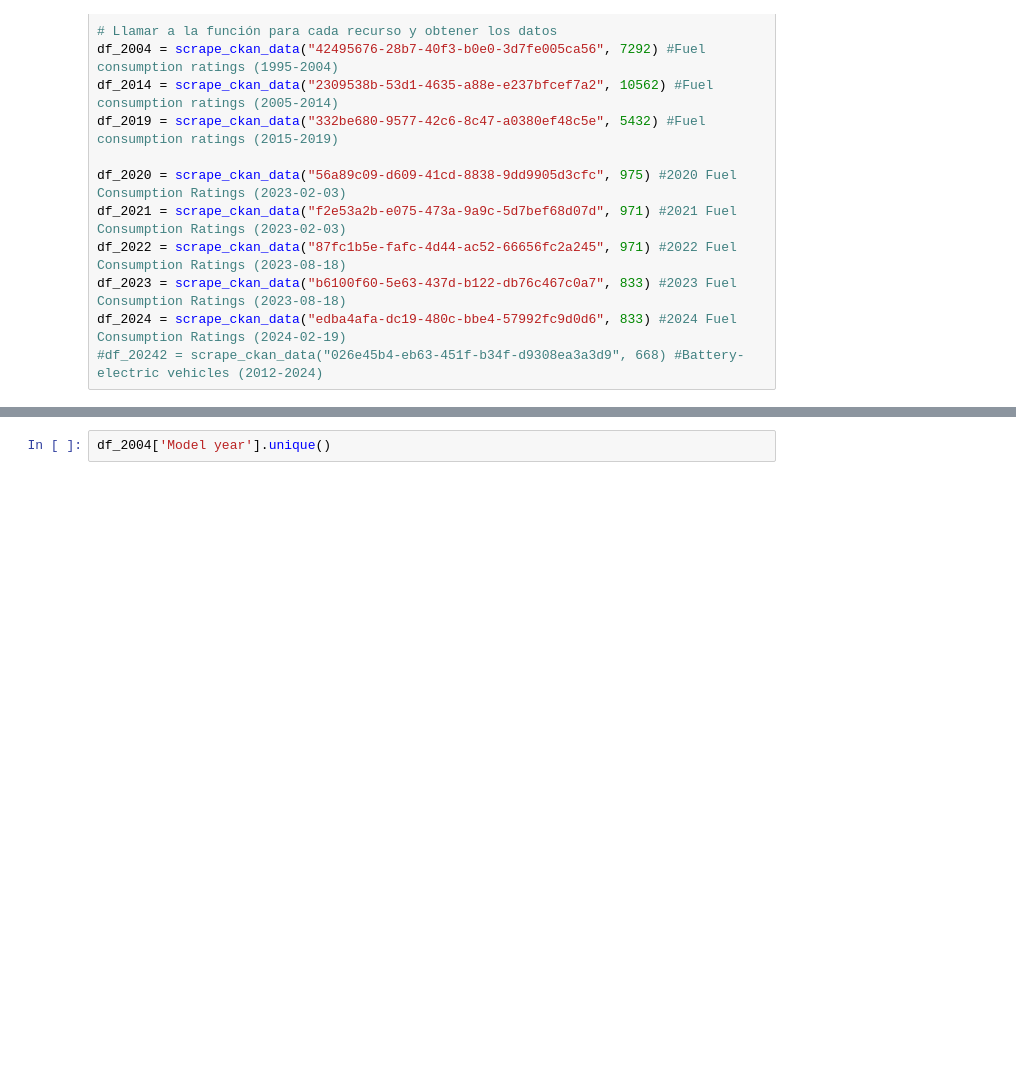
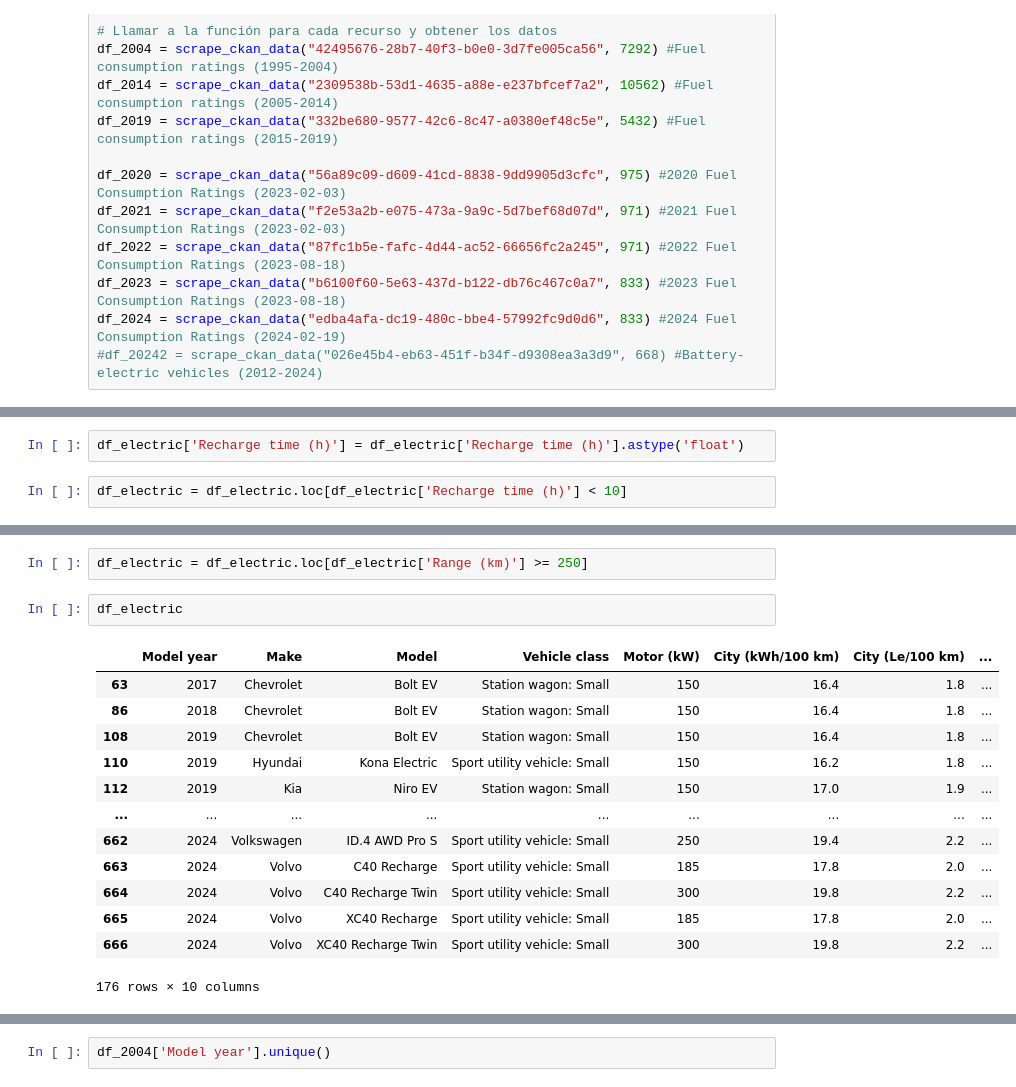
Before and after one commit to clblommberg/MVP_ML_TransporteNY, a Jupyter notebook: notebooks/01_Scraping.ipynb, the cells around one changed output, grey strips where cells are left out. Saved outputs shown, nothing was run; the diff lists cells and outputs as text; blank space fills up the shorter version.

```diff
--- a/notebooks/01_Scraping.ipynb
+++ b/notebooks/01_Scraping.ipynb
@@ -1043,0 +1101,4 @@ df_electric = scrape_ckan_data("026e45b4-eb63-451f-b34f-d9308ea3a3d9", 668)  # B
+# %%
+df_electric['Recharge time (h)'] = df_electric['Recharge time (h)'].astype('float')
+# %%
+df_electric = df_electric.loc[df_electric['Recharge time (h)'] < 10]
@@ -1043,0 +1113,18 @@ df_electric = scrape_ckan_data("026e45b4-eb63-451f-b34f-d9308ea3a3d9", 668)  # B
+# %%
+df_electric = df_electric.loc[df_electric['Range (km)'] >= 250]
+# %%
+df_electric
+# %% [output]
+|  | Model year | Make | Model | Vehicle class | Motor (kW) | City (kWh/100 km) | City (Le/100 km) | ... |
+| 63 | 2017 | Chevrolet | Bolt EV | Station wagon: Small | 150 | 16.4 | 1.8 | ... |
+| 86 | 2018 | Chevrolet | Bolt EV | Station wagon: Small | 150 | 16.4 | 1.8 | ... |
+| 108 | 2019 | Chevrolet | Bolt EV | Station wagon: Small | 150 | 16.4 | 1.8 | ... |
+| 110 | 2019 | Hyundai | Kona Electric | Sport utility vehicle: Small | 150 | 16.2 | 1.8 | ... |
+| 112 | 2019 | Kia | Niro EV | Station wagon: Small | 150 | 17.0 | 1.9 | ... |
+| ... | ... | ... | ... | ... | ... | ... | ... | ... |
+| 662 | 2024 | Volkswagen | ID.4 AWD Pro S | Sport utility vehicle: Small | 250 | 19.4 | 2.2 | ... |
+| 663 | 2024 | Volvo | C40 Recharge | Sport utility vehicle: Small | 185 | 17.8 | 2.0 | ... |
+| 664 | 2024 | Volvo | C40 Recharge Twin | Sport utility vehicle: Small | 300 | 19.8 | 2.2 | ... |
+| 665 | 2024 | Volvo | XC40 Recharge | Sport utility vehicle: Small | 185 | 17.8 | 2.0 | ... |
+| 666 | 2024 | Volvo | XC40 Recharge Twin | Sport utility vehicle: Small | 300 | 19.8 | 2.2 | ... |
+176 rows × 10 columns
```
Also changed, not shown: parts of 19 cells of this notebook, 1 other file.
